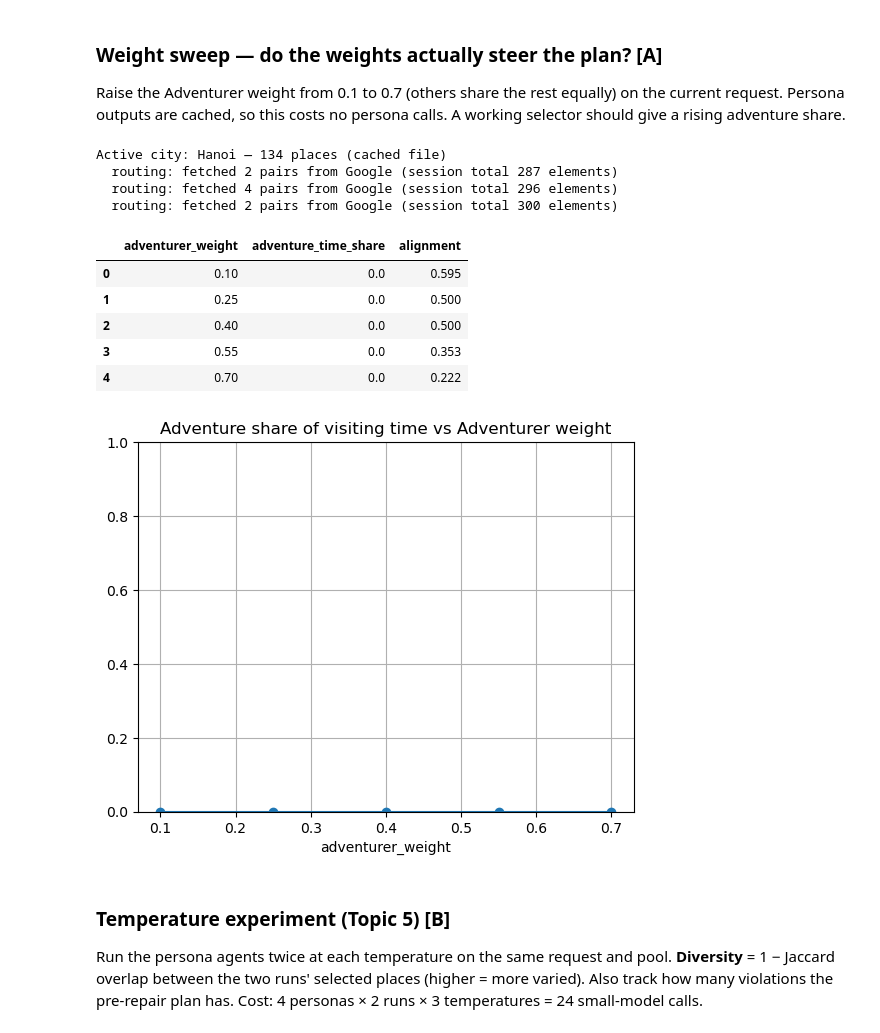
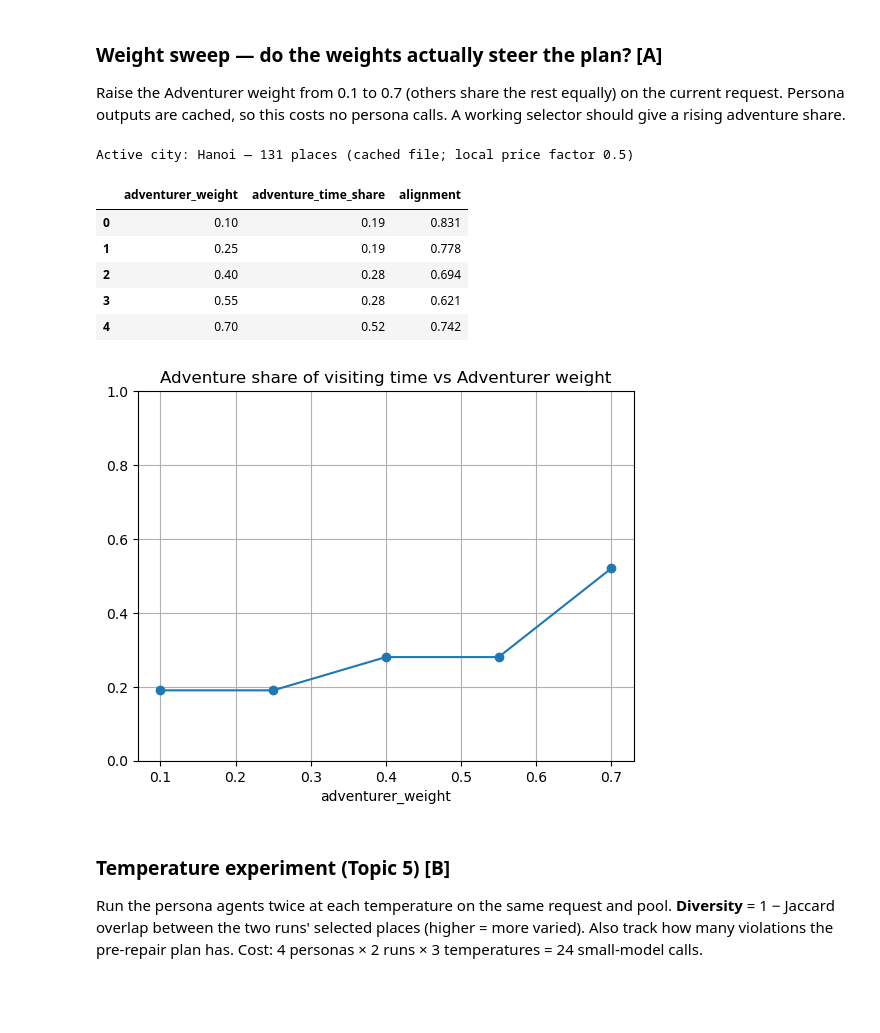
Before and after one commit to Wengzhuohang/TravelWithAgents, a Jupyter notebook: TravelWithAgents.ipynb, the cells around one changed output. Saved outputs shown, nothing was run; the diff lists cells and outputs as text; code cells hidden in the pictures; blank space fills up the shorter version.

```diff
--- a/TravelWithAgents.ipynb
+++ b/TravelWithAgents.ipynb
@@ -1501,7 +2008,7 @@ multi-agent plan.
 # %%
 BASELINE_SYSTEM = """You are a travel planner. Using ONLY the candidate places given, write a day-by-day
 itinerary for the trip request. Respect opening hours, daily start/end times, travel time between places,
-the budget, must_include and must_avoid. Balance the group's interests using these persona weights:
+the budget, must_include and must_avoid. {meals}Balance the group's interests using these persona weights:
 {weights}. Return ONLY JSON:
 {{"days": [{{"day": 1, "stops": [{{"place_id": "<id>", "start": "HH:MM", "end": "HH:MM"}}, ...]}}, ...]}}"""
 
@@ -1510,14 +2017,16 @@ def run_baseline(req, pool, weights, verbose=True):
         if not isinstance(o.get("days"), list) or not o["days"]:
             return "days must be a non-empty list"
         return None
-    sys_ = BASELINE_SYSTEM.format(weights=json.dumps({PERSONAS[p]["label"]: round(w, 2) for p, w in weights.items()}))
+    sys_ = BASELINE_SYSTEM.format(weights=json.dumps({PERSONAS[p]["label"]: round(w, 2) for p, w in weights.items()}),
+                                  meals=meals_instruction())
     user = f"Trip request:\n{_req_brief(req)}\n\nCandidates:\n{places_table(pool)}"
     o = chat_json(sys_, user, AGENT_ROLE["baseline"], "baseline", validate=validate, max_tokens=3000)
     dates = trip_dates(req)
     days = []
     for n, d in enumerate(o["days"][: req["days"]]):
-        stops = [{"place_id": s.get("place_id"), "name": PLACES.get(s.get("place_id"), {}).get("name", s.get("place_id")),
-                  "start": s.get("start", "?"), "end": s.get("end", "?")} for s in d.get("stops", [])]
+        raw = [x if isinstance(x, dict) else {"place_id": x} for x in day_stops(d)]
+        stops = [{"place_id": stop_id(x), "name": PLACES.get(stop_id(x), {}).get("name", stop_id(x)),
+                  "start": x.get("start", "?"), "end": x.get("end", "?")} for x in raw]
         days.append({"day": n + 1, "date": dates[n].isoformat(), "weekday": WEEKDAYS[dates[n].weekday()], "stops": stops})
     return {"source": "baseline", "days": days}
 
@@ -1718,7 +2230,7 @@ steps. Try making the group adventure-heavy and compare the persona shares.
 NEW_WEIGHTS = {"adventurer": 0.7, "foodie": 0.1, "culture": 0.1, "budget": 0.1}
 
 sel2 = select_places(POOL, PERSONA_OUT, NEW_WEIGHTS, REQ)
-plan2, viol2, _ = feasibility_loop(optimise_route(sel2["selected"], REQ), POOL, sel2, REQ)
+plan2, viol2, _ = feasibility_loop(optimise_route(sel2["selected"], REQ, score=sel2["score"]), POOL, sel2, REQ)
 for name, pl, w in [("original weights", PLAN, WEIGHTS), ("adventure-heavy", plan2, NEW_WEIGHTS)]:
     m = plan_metrics(pl, REQ, w)
     print(f"{name:17s} share of visiting time: {m['persona_share']}  (alignment {m['persona_alignment']})")
@@ -1753,13 +2268,14 @@ def run_pipeline(trip_text, weights, persona_temperature=0.7, run_id=0, with_age
     pool, scout_info = run_scout(req, verbose=verbose)
     personas = run_personas(req, pool, persona_temperature, run_id, verbose=verbose)
     sel = select_places(pool, personas, weights, req)
-    plan, viol, hist = feasibility_loop(optimise_route(sel["selected"], req), pool, sel, req, verbose=verbose)
+    plan, viol, hist = feasibility_loop(optimise_route(sel["selected"], req, score=sel["score"]), pool, sel, req,
+                                        verbose=verbose)
     n_multi = len(CALL_LOG) - n0
     base = run_baseline(req, pool, weights, verbose=verbose)
     ev = evaluate(req, weights, plan, base, with_agent=with_agent_report, verbose=verbose)
     calls = CALL_LOG[n0:]
     return {"request": req, "weights": normalize_weights(weights), "pool": pool, "scout": scout_info,
-            "selection": {k: sel[k] for k in ("selected", "picked_by", "dropped_for_budget", "mode")},
+            "selection": {k: sel[k] for k in ("selected", "picked_by", "dropped_for_budget", "meal_budget_usd", "mode")},
             "plan_multi": plan, "plan_baseline": base, "feasibility_history": hist, "eval": ev,
             "cost": {"multi_agent_calls": n_multi, "total_calls": len(calls),
                      "tokens": sum(c["prompt_tokens"] + c["completion_tokens"] for c in calls),
@@ -1799,8 +2315,8 @@ print(len(TEST_SET), "test requests")
 12 test requests
 # %%
 # Resumable batch run. Set ONLY_IDS to split work between teammates (e.g. ["han-01", "han-02", ...]).
-ONLY_IDS = ["han-01", "han-02", "han-03"]
-RUN_BATCH = True           # set True when you are ready: this makes many LLM calls
+ONLY_IDS = None
+RUN_BATCH = False          # set True when you are ready: this makes many LLM calls
 
 def _result_path(tid, temp=0.7, run_id=0):
     return os.path.join(RESULTS_DIR, f"{tid}__t{temp}__r{run_id}.json")
@@ -1818,5 +2334,7 @@ if RUN_BATCH:
             res = run_pipeline(case["text"], case["weights"])
             json.dump(res, open(path, "w"), ensure_ascii=False, default=str)
             print(f"   done in {res['cost']['seconds']}s, {res['cost']['total_calls']} calls")
+        except TripRequestIncomplete as e:
+            print(f"   SKIPPED (request not specific enough): {e}")
         except Exception as e:
             print(f"   FAILED: {type(e).__name__}: {e}")
@@ -1889,30 +2381,27 @@ are cached, so this costs no persona calls. A working selector should give a ris
 # %%
 load_city(REQ["city"], REQ.get("country", ""))   # the batch run may have switched cities
 sweep = []
 for wa in [0.1, 0.25, 0.4, 0.55, 0.7]:
     rest = (1 - wa) / 3
     w = {"adventurer": wa, "foodie": rest, "culture": rest, "budget": rest}
     s = select_places(POOL, PERSONA_OUT, w, REQ)
-    pl = optimise_route(s["selected"], REQ)              # optimiser only, no LLM calls
+    pl = optimise_route(s["selected"], REQ, score=s["score"])   # optimiser only, no LLM calls
     m = plan_metrics(pl, REQ, w)
     sweep.append({"adventurer_weight": wa, "adventure_time_share": m["persona_share"]["adventurer"],
                   "alignment": m["persona_alignment"]})
 SWEEP = pd.DataFrame(sweep)
 display(SWEEP)
 SWEEP.plot(x="adventurer_weight", y="adventure_time_share", marker="o", legend=False,
            title="Adventure share of visiting time vs Adventurer weight", ylim=(0, 1), grid=True);
 # %% [output]
-Active city: Hanoi — 134 places (cached file)
-  routing: fetched 2 pairs from Google (session total 287 elements)
-  routing: fetched 4 pairs from Google (session total 296 elements)
-  routing: fetched 2 pairs from Google (session total 300 elements)
+Active city: Hanoi — 131 places (cached file; local price factor 0.5)
 |  | adventurer_weight | adventure_time_share | alignment |
-| 0 | 0.10 | 0.0 | 0.595 |
-| 1 | 0.25 | 0.0 | 0.500 |
-| 2 | 0.40 | 0.0 | 0.500 |
-| 3 | 0.55 | 0.0 | 0.353 |
-| 4 | 0.70 | 0.0 | 0.222 |
+| 0 | 0.10 | 0.19 | 0.831 |
+| 1 | 0.25 | 0.19 | 0.778 |
+| 2 | 0.40 | 0.28 | 0.694 |
+| 3 | 0.55 | 0.28 | 0.621 |
+| 4 | 0.70 | 0.52 | 0.742 |
-[figure, old version]
+[figure, new version]
 # %% [markdown]
 ### Temperature experiment (Topic 5) **[B]**
 Run the persona agents twice at each temperature on the same request and pool. **Diversity** = 1 − Jaccard
```
Also changed, not shown: parts of 38 cells of this notebook, 11 other files.
